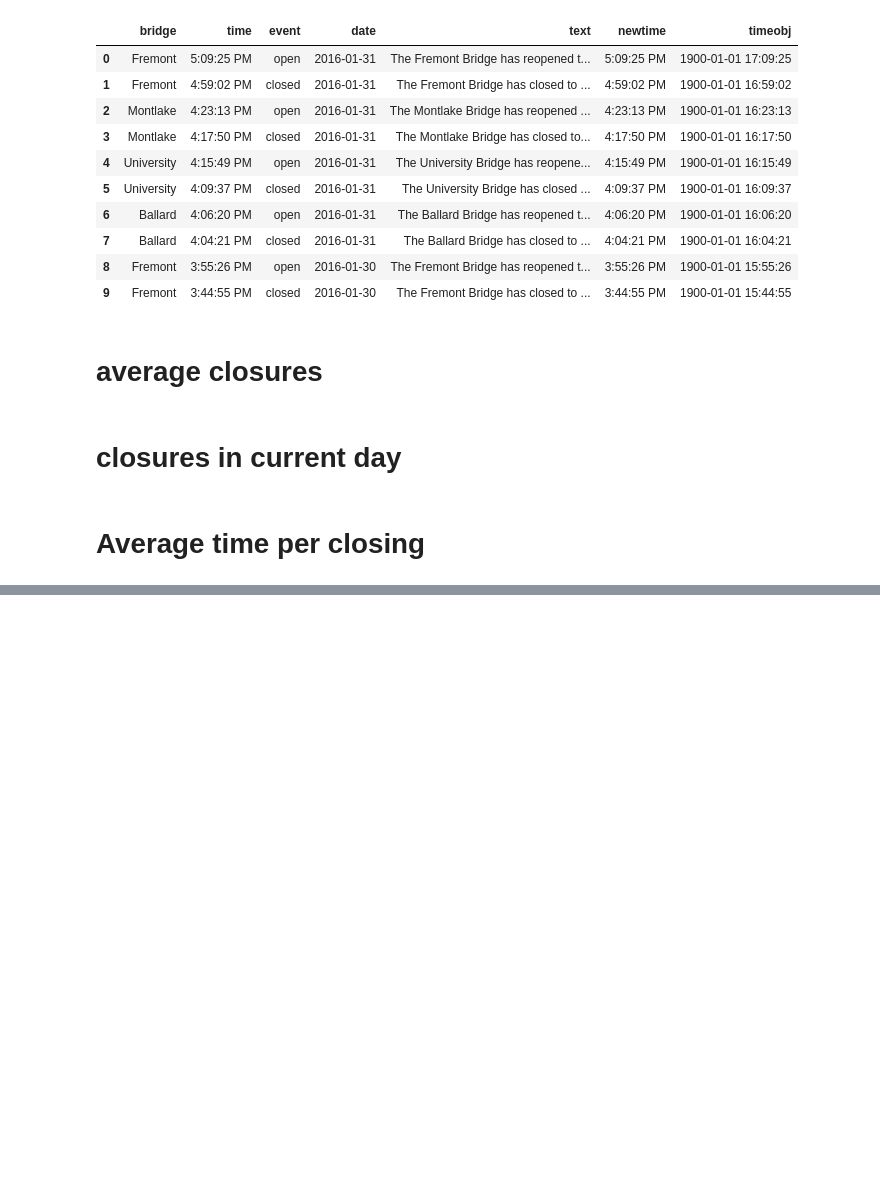
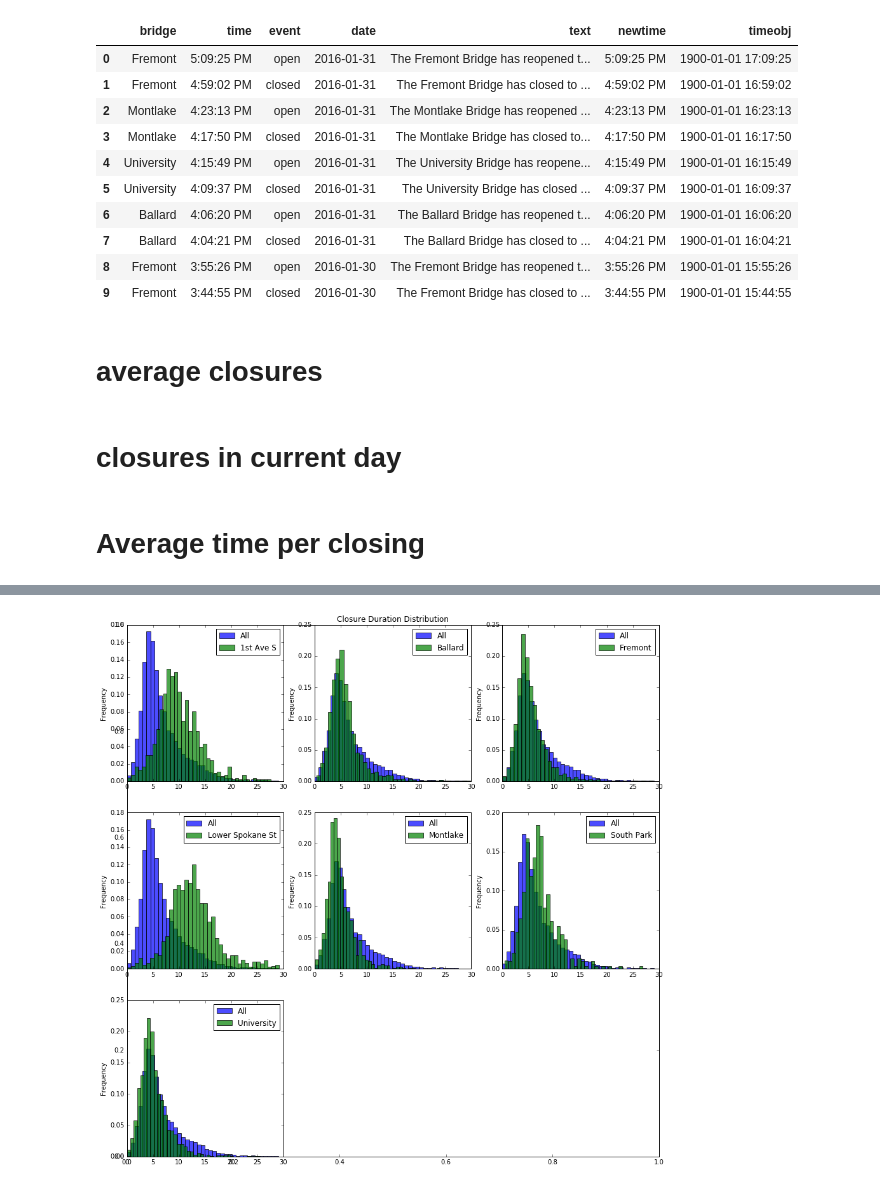
Before and after one commit to bricegnichols/bridge-stat, a Jupyter notebook: notebooks/stats.ipynb, the cells around one changed output, grey strips where cells are left out. Drawn from its saved outputs; the diff is of its cells as text; code cells hidden in the pictures; blank space fills up the shorter version.

```diff
--- a/notebooks/stats.ipynb
+++ b/notebooks/stats.ipynb
@@ -159,0 +226,14 @@ array([   2,    4,    6, ..., 5978, 5980, 5982])
+# %%
+
+fig1 = plt.figure(figsize=(15,15), )
+plt.title('Closure Duration Distribution')
+chrt = 0
+for bridge_name in df.groupby('bridge').count().index:
+    chrt += 1
+    ax = fig1.add_subplot(3,3,chrt)
+    all_bridges = duration_df[duration_df['minutes'] < 30]['minutes'].plot.hist(bins=40, alpha=0.7, normed=1, ax=ax)
+    temp_bridge = duration_df[duration_df['bridge'] == bridge_name]
+    one_bridge = temp_bridge[temp_bridge['minutes'] < 30]['minutes'].plot.hist(bins=40, alpha=0.7, normed=1, ax=ax)
+    all_bridges.legend(['All',bridge_name])
+# %% [output]
+[figure, added]
```
Also changed, not shown: parts of 16 cells of this notebook.
